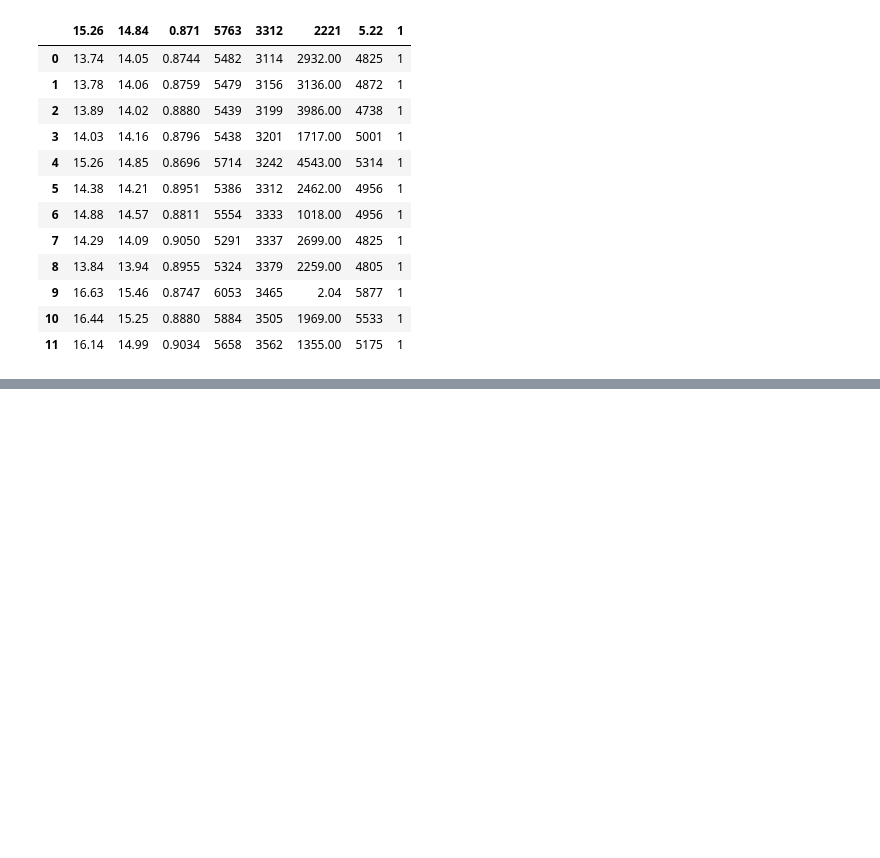
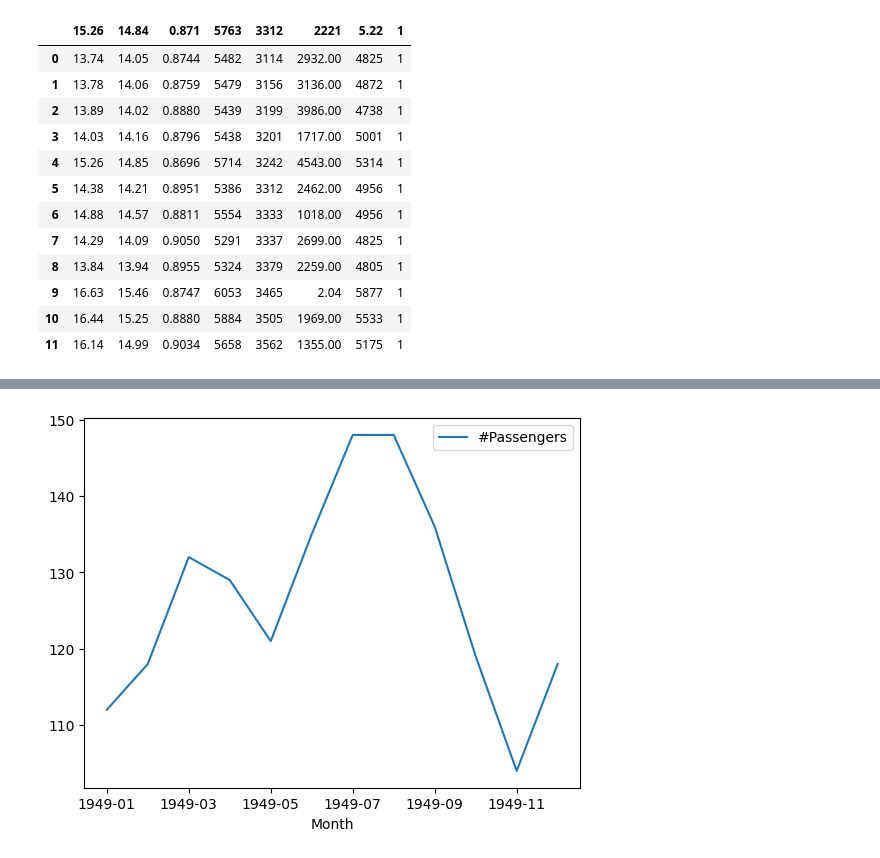
Before and after one commit to DanRelief/DanRelief, a Jupyter notebook: Pandas.ipynb, the cells around one changed output, grey strips where cells are left out. Saved outputs shown, nothing was run; the diff lists cells and outputs as text; code cells hidden in the pictures; blank space fills up the shorter version.

```diff
--- a/Pandas.ipynb
+++ b/Pandas.ipynb
@@ -1151,0 +1190,4 @@ dataset.to_excel('teste.xlsx', sheet_name= "testando", index= False) #exportando
+# %%
+dataset.set_index("Month").loc["1949-01": "1949-12"].plot(); #setando o índice como mês, filtrando apenas o ano de 1949
+# %% [output]
+[figure, added]
```
Also changed, not shown: parts of 42 cells of this notebook.
